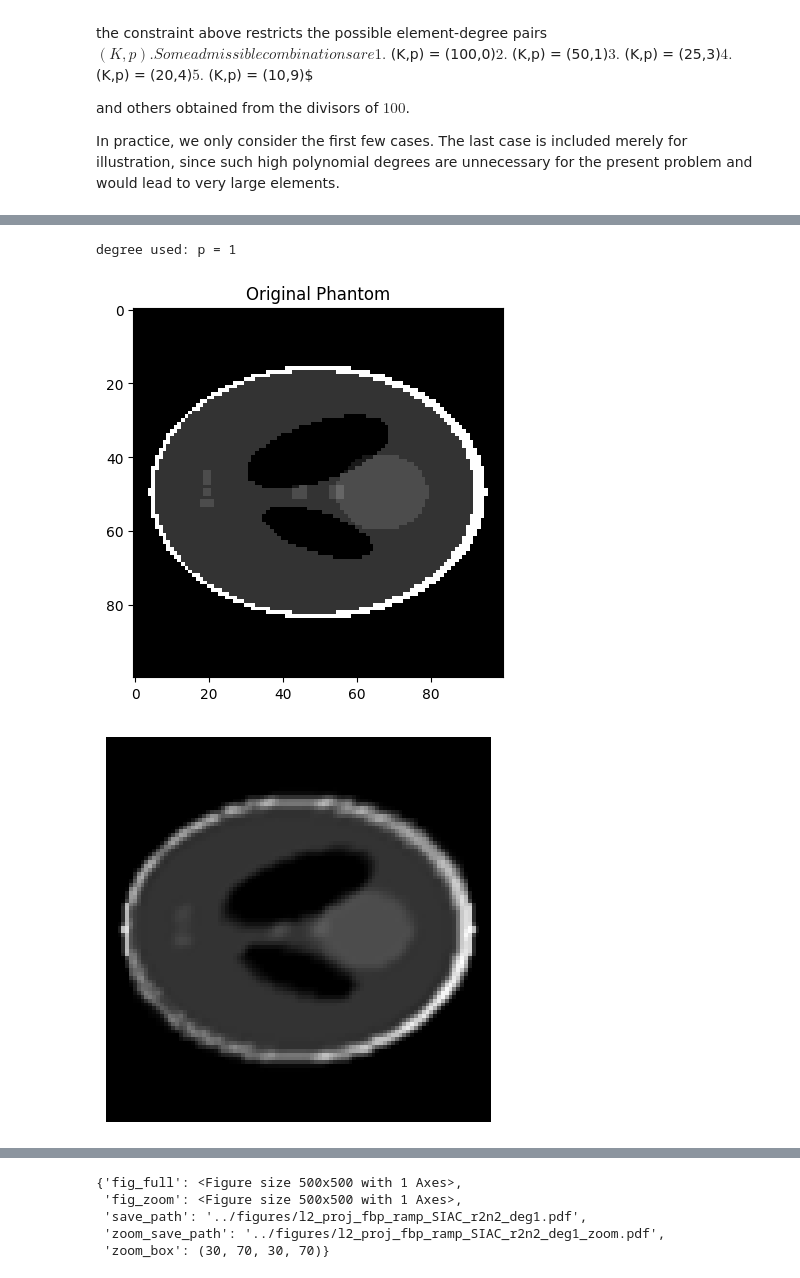
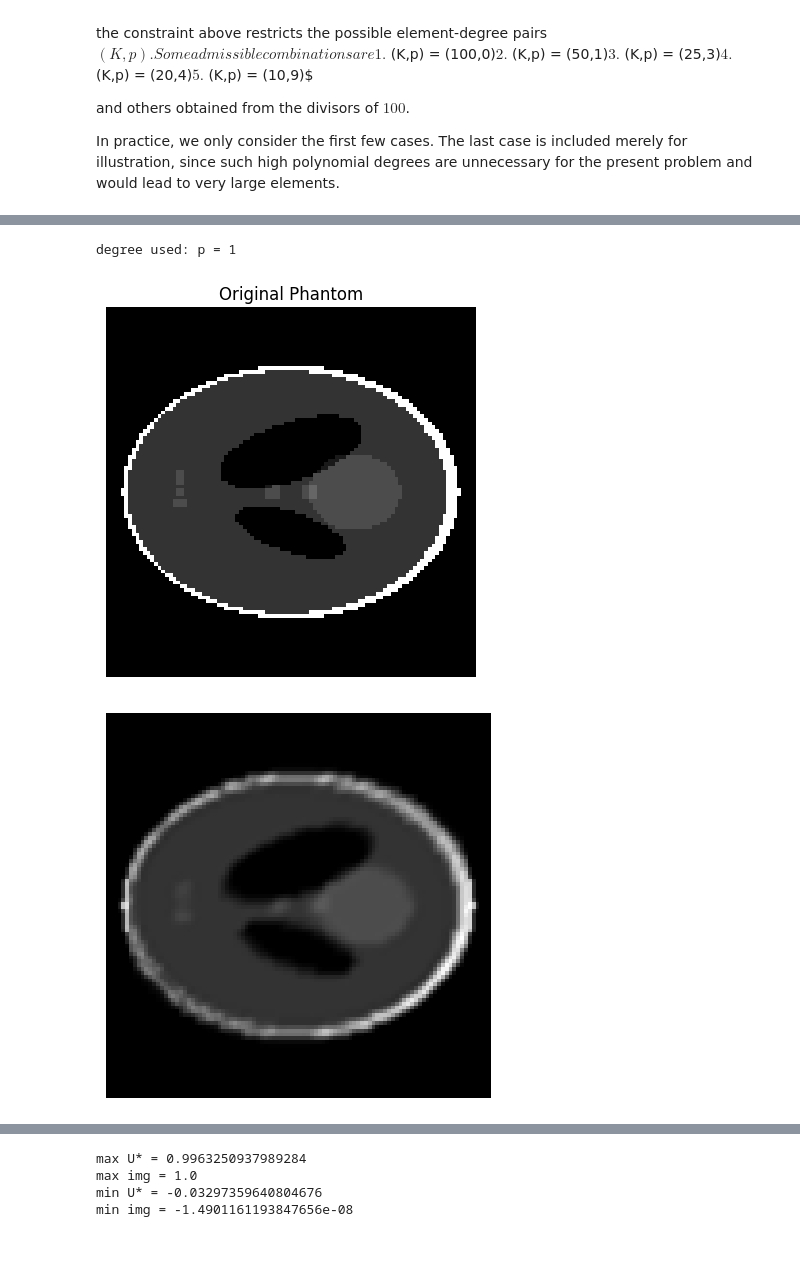
Before and after one commit to AdamHopkinss/SIAC-CT-Reconstruction, a Jupyter notebook: notebooks/DG_projection_and_SIAC.ipynb, the cells around one changed output, grey strips where cells are left out. Cells and saved outputs as stored; diff of their text form; code cells hidden in the pictures; blank space fills up the shorter version.

```diff
--- a/notebooks/DG_projection_and_SIAC.ipynb
+++ b/notebooks/DG_projection_and_SIAC.ipynb
@@ -162,35 +168,45 @@ xmax, ymax = space.max_pt
 
 # Admissible degrees: 0, 1, 3, 4, 5, 9    (can be resolved internally by l2_project function)
 deg = 1
 
 dg = l2_project_image_to_dg(recon=phantom, xlim=(xmin,xmax), ylim=(ymin,ymax), deg=deg)
 
 deg = dg["mesh"]["p"]
 print(f"degree used: p = {deg}")
 
 r = 2
 n = 2
 # fill_boundary set to TRUE: the boundary where SIAC could not be applied is taken as the evaluated modal DG solution
-Ustar = apply_siac_modal_dg(dg=dg, moments=r, BSorder=n, fill_boundary=True)
+Ustar_noiseless = apply_siac_modal_dg(dg=dg, moments=r, BSorder=n, fill_boundary=True)
 
 
 plt.imshow(phantom_np, cmap="gray")
 plt.title("Original Phantom")
+plt.axis("off")
 plt.show
 
 save_and_plot_image_with_zoom(
-    Ustar,
+    Ustar_noiseless,
     save_path=f"../figures/l2_proj_fbp_ramp_SIAC_r{r}n{n}_deg{deg}.pdf",
     cmap="gray",
     vmin=0.0,
     vmax=1.0,
     raw=True,
     show=True,
     save=True,
     dpi=600
 )
+
+plt.figure()
+plt.imshow(Ustar_noiseless - phantom_np, cmap="gray")
+plt.title("Difference (U* - img)")
+plt.axis("off")
+plt.show()
+
+print(f"max U* = {np.max(Ustar_noiseless)}\nmax img = {np.max(phantom_np)}")
+print(f"min U* = {np.min(Ustar_noiseless)}\nmin img = {np.min(phantom_np)}")
 # %% [output]
 degree used: p = 1
-[figure, old version]
+[figure, new version]
 [figure]
 [figure]
@@ -197,8 +214,7 @@ degree used: p = 1
-{'fig_full': <Figure size 500x500 with 1 Axes>,
- 'fig_zoom': <Figure size 500x500 with 1 Axes>,
- 'save_path': '../figures/l2_proj_fbp_ramp_SIAC_r2n2_deg1.pdf',
- 'zoom_save_path': '../figures/l2_proj_fbp_ramp_SIAC_r2n2_deg1_zoom.pdf',
- 'zoom_box': (30, 70, 30, 70)}
+max U* = 0.9963250937989284
+max img = 1.0
+min U* = -0.03297359640804676
+min img = -1.4901161193847656e-08
 # %%
 #### Testing on the noisy backprojected phantom, with SIAC postprocessing ####
 xmin, ymin = space.min_pt
```
Also changed, not shown: parts of 6 cells of this notebook, 1 other file.
